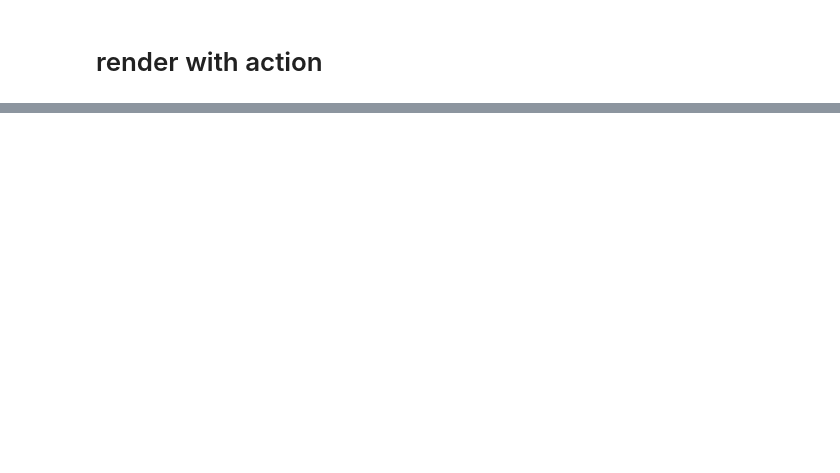
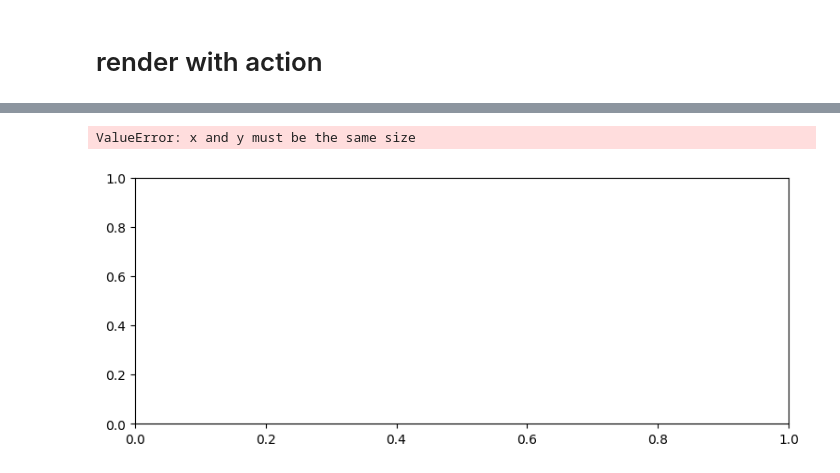
Before and after one commit to Nockda/dissertation, a Jupyter notebook: rl-baselines3-zoo-master/rvae.ipynb, the cells around one changed output, grey strips where cells are left out. Drawn from its saved outputs; the diff is of its cells as text; code cells hidden in the pictures; blank space fills up the shorter version.

```diff
--- a/rl-baselines3-zoo-master/rvae.ipynb
+++ b/rl-baselines3-zoo-master/rvae.ipynb
@@ -1431,0 +1500,26 @@ action_sp
+# %%
+ori_combined_np = original_df.to_numpy()
+recon_combined_np = reconstructed_df.to_numpy()
+
+# Column names
+column_names = ['action space : Torque applied on the first rotor',
+                'action space : Torque applied on the second rotor',
+                'obs0', 'obs1', 'obs2', 'obs3', 'obs4', 'obs5', 'obs6', 'obs7']
+
+# Create a figure
+plt.figure(figsize=(20, 20))
+
+# Create subplots for each column
+for i in range(10):  # Assuming you have 10 columns
+    plt.subplot(5, 2, i+1)  # 5 rows and 2 columns of subplots
+    plt.scatter(ori_combined_np[i, :], recon_combined_np[i, :], alpha=0.5, s=5)
+    plt.title(column_names[i])
+    plt.xlabel('Original')
+    plt.ylabel('Reconstructed')
+
+# Display the plot
+plt.tight_layout()
+plt.show()
+# %% [output]
+ValueError: x and y must be the same size
+[figure, added]
```
Also changed, not shown: parts of 14 cells of this notebook, 22 other files.
